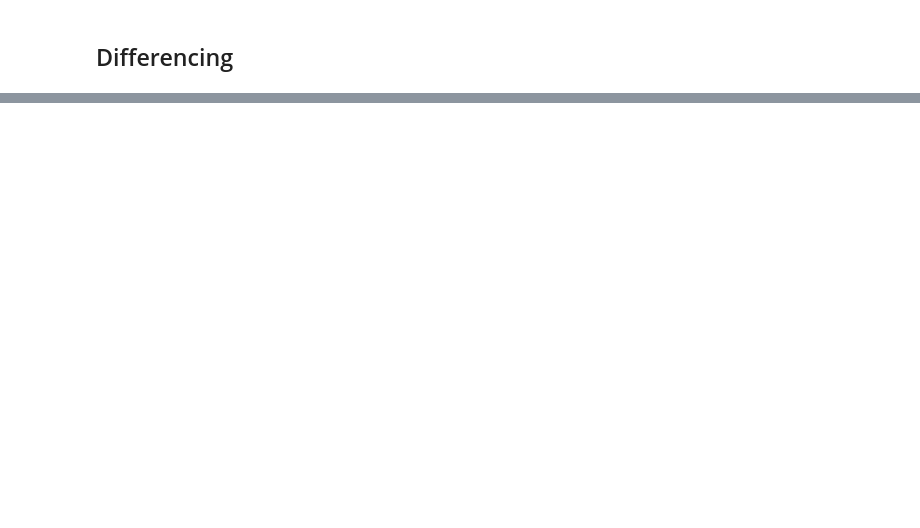
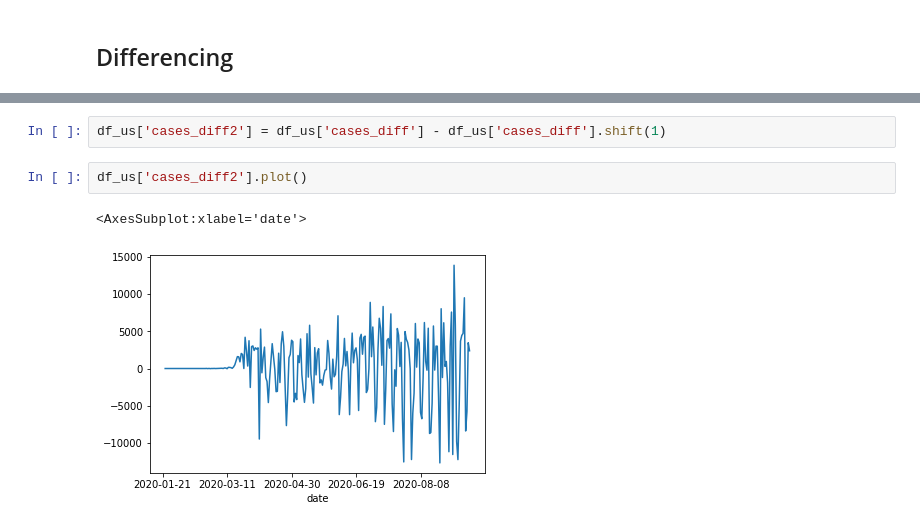
Before and after one commit to jagan-singh/covid-forecasting, a Jupyter notebook: cases.ipynb, the cells around one changed output, grey strips where cells are left out. Drawn from its saved outputs; the diff is of its cells as text; blank space fills up the shorter version.

```diff
--- a/cases.ipynb
+++ b/cases.ipynb
@@ -84,2 +84,9 @@ Number of Observations Used    237.000000
 dtype: float64
+# %%
+df_us['cases_diff2'] = df_us['cases_diff'] - df_us['cases_diff'].shift(1)
+# %%
+df_us['cases_diff2'].plot()
+# %% [output]
+<AxesSubplot:xlabel='date'>
+[figure, added]
 # %%
```
Also changed, not shown: parts of 17 cells of this notebook, 1 other file.
